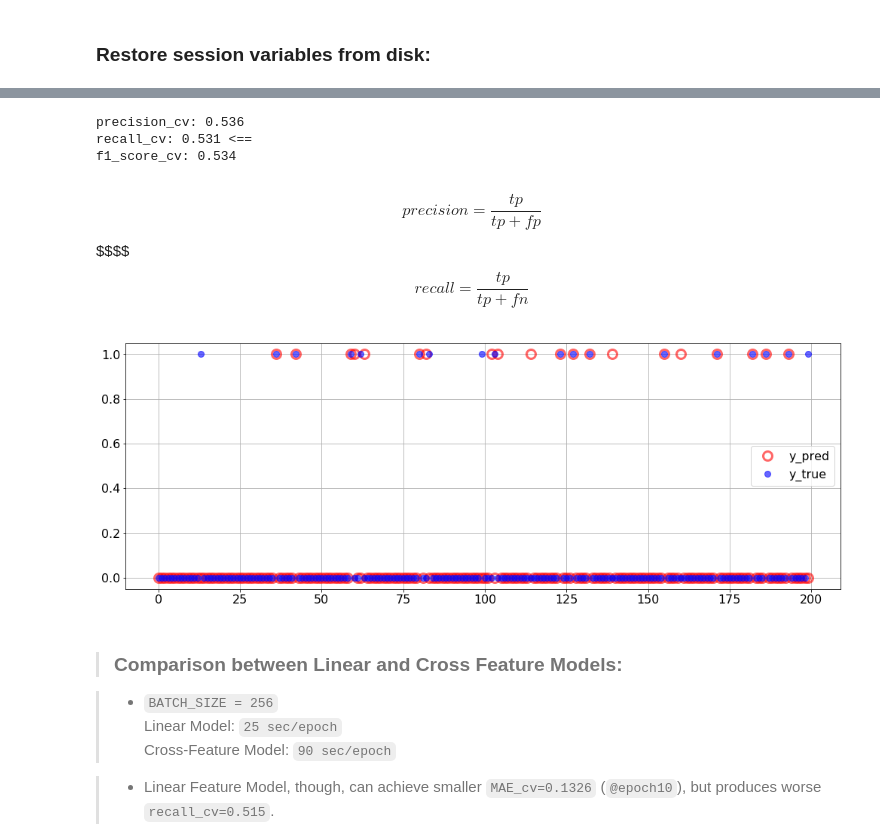
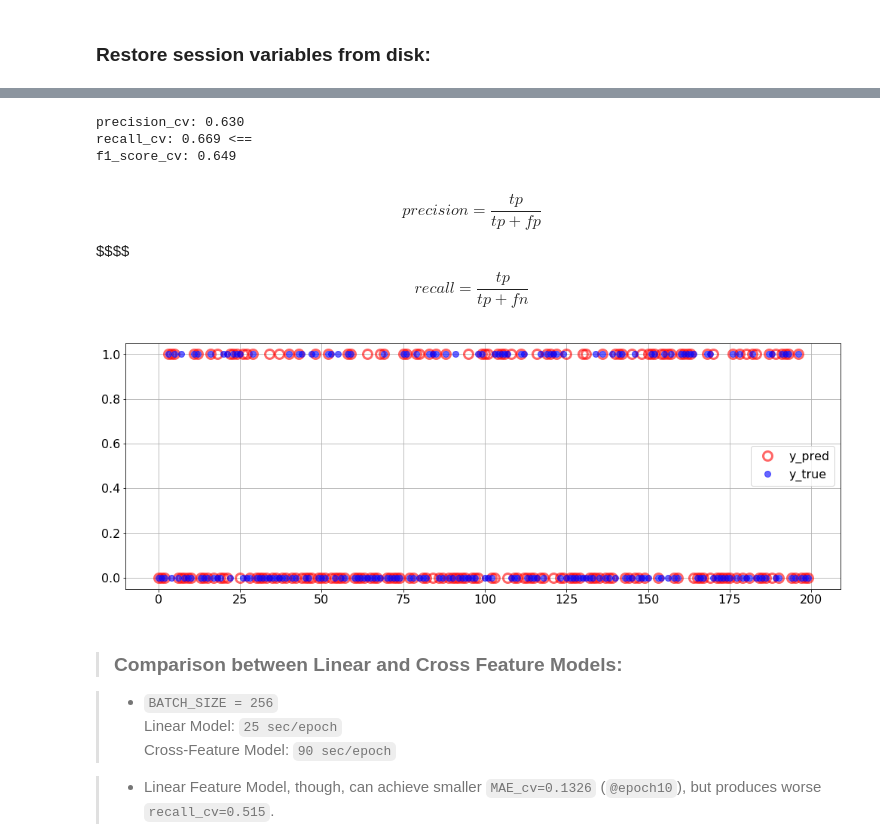
Before and after one commit to Pseud0n1nja/VentureHub, a Jupyter notebook: main.ipynb, the cells around one changed output, grey strips where cells are left out. Cells and saved outputs as stored; diff of their text form; code cells hidden in the pictures.

```diff
--- a/main.ipynb
+++ b/main.ipynb
@@ -184,6 +184,9 @@ with open('data/R0_indices.pkl', 'rb') as f:
 R0 = np.zeros(len(R0_indices))
 for i in collision_i:
     R0[i] = 1
+
+R0 = R0[:len(R)*2]
+R0_indices = R0_indices[:len(R)*2]
 # %% [markdown]
 ### Shuffle and Split Data:
 # %%
@@ -202,7 +205,7 @@ test_R_indices.shape:   (425351, 2)
 # %%
 LAMBDA = 0.000
 BATCH_SIZE = 256
-lr = 0.001
+lr = 0.0025
 k = 10
 NUM_EPOCHS = 5
 
@@ -260,4 +269,6 @@ sess.close()
 # %%
+### Calculate and plot, precision, recall, f1_score and ROC curve.
+
 _, accuracy, precision, recall, f1_score, fpr = return_ROC_statistics(preds_cv, cv_R )
 
 # ................................................................
@@ -283,5 +294,11 @@ ax.plot(threshold[1:-1], recall[1:-1], 'r.', alpha=.5)
 ax.plot(threshold[1:-1], precision[1:-1], 'b.', alpha=.5)
 ax.plot(threshold[1:-1], f1_score[1:-1], 'k.')
 #.........................................
+y_pred_cv_01, _,precision_cv,recall_cv, f1_score_cv,_ = return_ROC_statistics(preds_cv, cv_R, threshold=0.90)
+print('precision_cv:{:6.3f}\nrecall_cv:{:6.3f} <==\nf1_score_cv:{:6.3f}'.format(
+                    precision_cv, recall_cv, f1_score_cv))
+
+from IPython.display import Markdown, Latex
+Latex('$$precision = \\frac{tp}{tp+fp}$$ $$$$ $$recall = \\frac{tp}{tp+fn}$$')
 # %% [output]
 [<matplotlib.lines.Line2D at 0x...>]
@@ -289,25 +306,16 @@ ax.plot(threshold[1:-1], f1_score[1:-1], 'k.')
 # %%
-y_pred_cv_01, _,precision_cv,recall_cv, f1_score_cv,_ = return_ROC_statistics(preds_cv, cv_R, threshold=0.75)
-print('precision_cv:{:6.3f}\nrecall_cv:{:6.3f} <==\nf1_score_cv:{:6.3f}'.format(
-                    precision_cv, recall_cv, f1_score_cv))
-# ............................................................................
-
 ax = plt.subplot(111)
 ax.plot(y_pred_cv_01[:200],'ro', alpha=.6, markersize=12,  markerfacecolor='None', markeredgewidth=3)
 ax.plot(cv_R[:200],'b.', alpha=.6, markersize=16)
 ax.legend(('y_pred', 'y_true'), loc='right')
 
 # ............................................................................
-
-from IPython.display import Markdown, Latex
-
-Latex('$$precision = \\frac{tp}{tp+fp}$$ $$$$ $$recall = \\frac{tp}{tp+fn}$$')
 # %% [output]
-precision_cv: 0.536
-recall_cv: 0.531 <==
-f1_score_cv: 0.534
+precision_cv: 0.630
+recall_cv: 0.669 <==
+f1_score_cv: 0.649
 $$precision = \frac{tp}{tp+fp}$$ $$$$ $$recall = \frac{tp}{tp+fn}$$
-[figure, old version]
+[figure, new version]
 # %% [markdown]
 > ### Comparison between Linear and Cross Feature Models:
 
```
Also changed, not shown: parts of 5 cells of this notebook, 1 other file.
